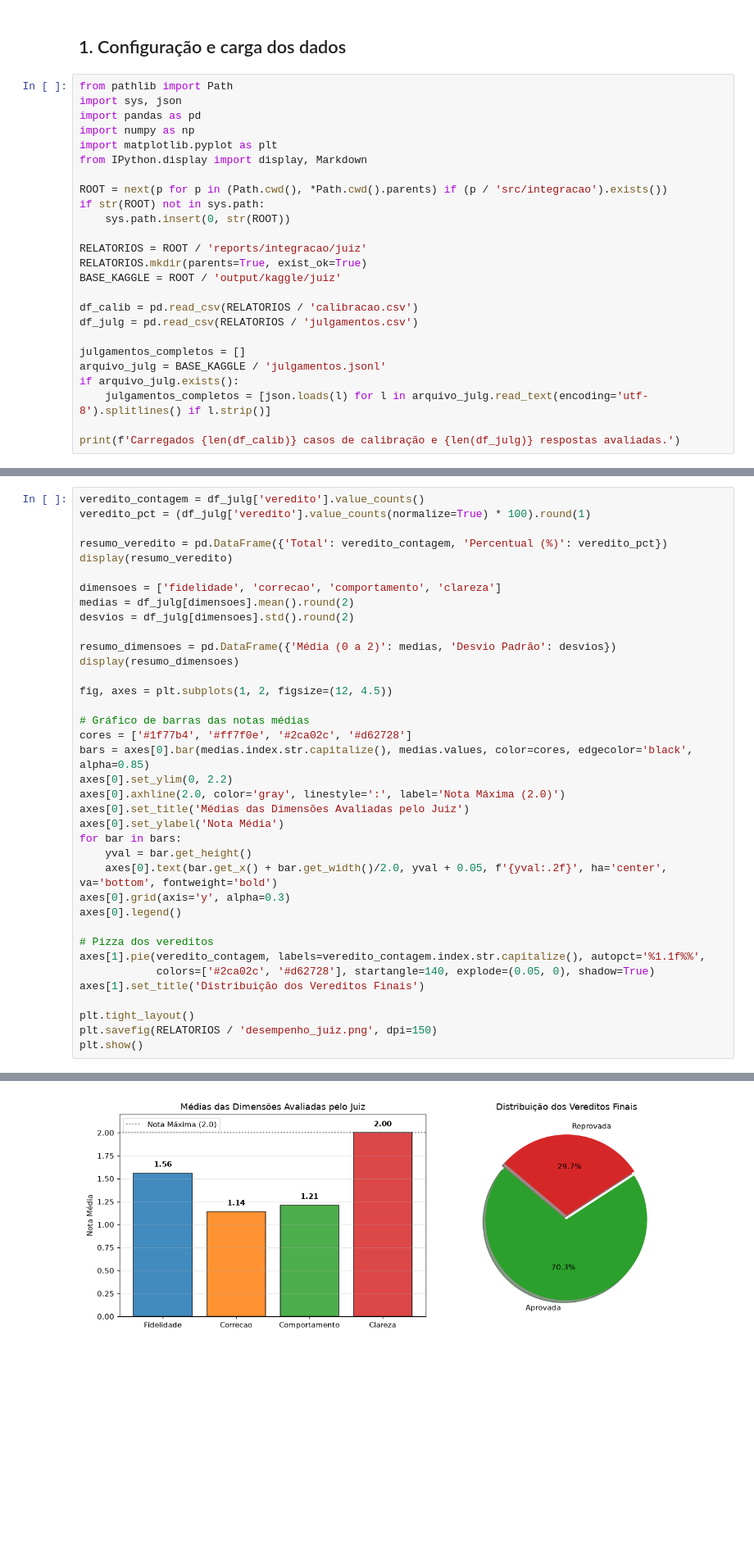
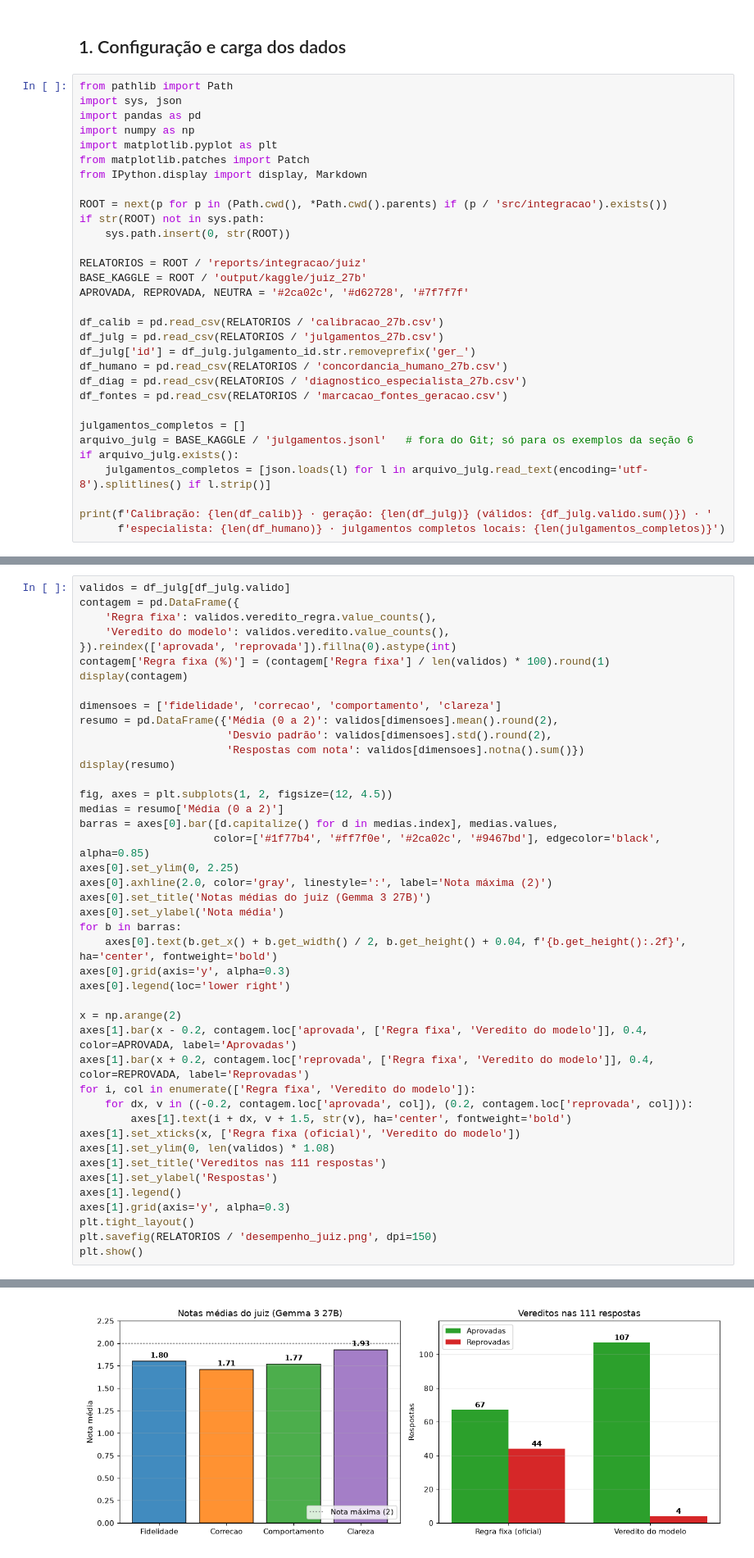
Before and after one commit to MayaraVieiraa/challenge3, a Jupyter notebook: notebooks/03_integracao/04_avaliacao.ipynb, the cells around one changed output, grey strips where cells are left out. Shown at 82% size. Saved outputs shown, nothing was run; the diff lists cells and outputs as text; blank space fills up the shorter version.

```diff
--- a/notebooks/03_integracao/04_avaliacao.ipynb
+++ b/notebooks/03_integracao/04_avaliacao.ipynb
@@ -31,6 +37,7 @@ import sys, json
 import pandas as pd
 import numpy as np
 import matplotlib.pyplot as plt
+from matplotlib.patches import Patch
 from IPython.display import display, Markdown
 
 ROOT = next(p for p in (Path.cwd(), *Path.cwd().parents) if (p / 'src/integracao').exists())
@@ -38,16 +45,21 @@ if str(ROOT) not in sys.path:
     sys.path.insert(0, str(ROOT))
 
 RELATORIOS = ROOT / 'reports/integracao/juiz'
-RELATORIOS.mkdir(parents=True, exist_ok=True)
-BASE_KAGGLE = ROOT / 'output/kaggle/juiz'
+BASE_KAGGLE = ROOT / 'output/kaggle/juiz_27b'
+APROVADA, REPROVADA, NEUTRA = '#2ca02c', '#d62728', '#7f7f7f'
 
-df_calib = pd.read_csv(RELATORIOS / 'calibracao.csv')
-df_julg = pd.read_csv(RELATORIOS / 'julgamentos.csv')
+df_calib = pd.read_csv(RELATORIOS / 'calibracao_27b.csv')
+df_julg = pd.read_csv(RELATORIOS / 'julgamentos_27b.csv')
+df_julg['id'] = df_julg.julgamento_id.str.removeprefix('ger_')
+df_humano = pd.read_csv(RELATORIOS / 'concordancia_humano_27b.csv')
+df_diag = pd.read_csv(RELATORIOS / 'diagnostico_especialista_27b.csv')
+df_fontes = pd.read_csv(RELATORIOS / 'marcacao_fontes_geracao.csv')
 
 julgamentos_completos = []
-arquivo_julg = BASE_KAGGLE / 'julgamentos.jsonl'
+arquivo_julg = BASE_KAGGLE / 'julgamentos.jsonl'   # fora do Git; só para os exemplos da seção 6
 if arquivo_julg.exists():
     julgamentos_completos = [json.loads(l) for l in arquivo_julg.read_text(encoding='utf-8').splitlines() if l.strip()]
 
-print(f'Carregados {len(df_calib)} casos de calibração e {len(df_julg)} respostas avaliadas.')
+print(f'Calibração: {len(df_calib)} · geração: {len(df_julg)} (válidos: {df_julg.valido.sum()}) · '
+      f'especialista: {len(df_humano)} · julgamentos completos locais: {len(julgamentos_completos)}')
 # %% [output]
@@ -93,37 +99,43 @@ Abaixo avaliamos o resultado consolidado das 111 respostas geradas no pipeline i
 # %%
-veredito_contagem = df_julg['veredito'].value_counts()
-veredito_pct = (df_julg['veredito'].value_counts(normalize=True) * 100).round(1)
-
-resumo_veredito = pd.DataFrame({'Total': veredito_contagem, 'Percentual (%)': veredito_pct})
-display(resumo_veredito)
+validos = df_julg[df_julg.valido]
+contagem = pd.DataFrame({
+    'Regra fixa': validos.veredito_regra.value_counts(),
+    'Veredito do modelo': validos.veredito.value_counts(),
+}).reindex(['aprovada', 'reprovada']).fillna(0).astype(int)
+contagem['Regra fixa (%)'] = (contagem['Regra fixa'] / len(validos) * 100).round(1)
+display(contagem)
 
 dimensoes = ['fidelidade', 'correcao', 'comportamento', 'clareza']
-medias = df_julg[dimensoes].mean().round(2)
-desvios = df_julg[dimensoes].std().round(2)
-
-resumo_dimensoes = pd.DataFrame({'Média (0 a 2)': medias, 'Desvio Padrão': desvios})
-display(resumo_dimensoes)
+resumo = pd.DataFrame({'Média (0 a 2)': validos[dimensoes].mean().round(2),
+                       'Desvio padrão': validos[dimensoes].std().round(2),
+                       'Respostas com nota': validos[dimensoes].notna().sum()})
+display(resumo)
 
 fig, axes = plt.subplots(1, 2, figsize=(12, 4.5))
+medias = resumo['Média (0 a 2)']
+barras = axes[0].bar([d.capitalize() for d in medias.index], medias.values,
+                     color=['#1f77b4', '#ff7f0e', '#2ca02c', '#9467bd'], edgecolor='black', alpha=0.85)
+axes[0].set_ylim(0, 2.25)
+axes[0].axhline(2.0, color='gray', linestyle=':', label='Nota máxima (2)')
+axes[0].set_title('Notas médias do juiz (Gemma 3 27B)')
+axes[0].set_ylabel('Nota média')
+for b in barras:
+    axes[0].text(b.get_x() + b.get_width() / 2, b.get_height() + 0.04, f'{b.get_height():.2f}', ha='center', fontweight='bold')
+axes[0].grid(axis='y', alpha=0.3)
+axes[0].legend(loc='lower right')
 
-# Gráfico de barras das notas médias
-cores = ['#1f77b4', '#ff7f0e', '#2ca02c', '#d62728']
-bars = axes[0].bar(medias.index.str.capitalize(), medias.values, color=cores, edgecolor='black', alpha=0.85)
-axes[0].set_ylim(0, 2.2)
-axes[0].axhline(2.0, color='gray', linestyle=':', label='Nota Máxima (2.0)')
-axes[0].set_title('Médias das Dimensões Avaliadas pelo Juiz')
-axes[0].set_ylabel('Nota Média')
-for bar in bars:
-    yval = bar.get_height()
-    axes[0].text(bar.get_x() + bar.get_width()/2.0, yval + 0.05, f'{yval:.2f}', ha='center', va='bottom', fontweight='bold')
-axes[0].grid(axis='y', alpha=0.3)
-axes[0].legend()
-
-# Pizza dos vereditos
-axes[1].pie(veredito_contagem, labels=veredito_contagem.index.str.capitalize(), autopct='%1.1f%%',
-            colors=['#2ca02c', '#d62728'], startangle=140, explode=(0.05, 0), shadow=True)
-axes[1].set_title('Distribuição dos Vereditos Finais')
-
+x = np.arange(2)
+axes[1].bar(x - 0.2, contagem.loc['aprovada', ['Regra fixa', 'Veredito do modelo']], 0.4, color=APROVADA, label='Aprovadas')
+axes[1].bar(x + 0.2, contagem.loc['reprovada', ['Regra fixa', 'Veredito do modelo']], 0.4, color=REPROVADA, label='Reprovadas')
+for i, col in enumerate(['Regra fixa', 'Veredito do modelo']):
+    for dx, v in ((-0.2, contagem.loc['aprovada', col]), (0.2, contagem.loc['reprovada', col])):
+        axes[1].text(i + dx, v + 1.5, str(v), ha='center', fontweight='bold')
+axes[1].set_xticks(x, ['Regra fixa (oficial)', 'Veredito do modelo'])
+axes[1].set_ylim(0, len(validos) * 1.08)
+axes[1].set_title('Vereditos nas 111 respostas')
+axes[1].set_ylabel('Respostas')
+axes[1].legend()
+axes[1].grid(axis='y', alpha=0.3)
 plt.tight_layout()
 plt.savefig(RELATORIOS / 'desempenho_juiz.png', dpi=150)
 plt.show()
@@ -140,2 +151,2 @@ plt.show()
-[figure, old version]
+[figure, new version]
 # %% [markdown]
```
Also changed, not shown: parts of 22 cells of this notebook, 11 other files.
